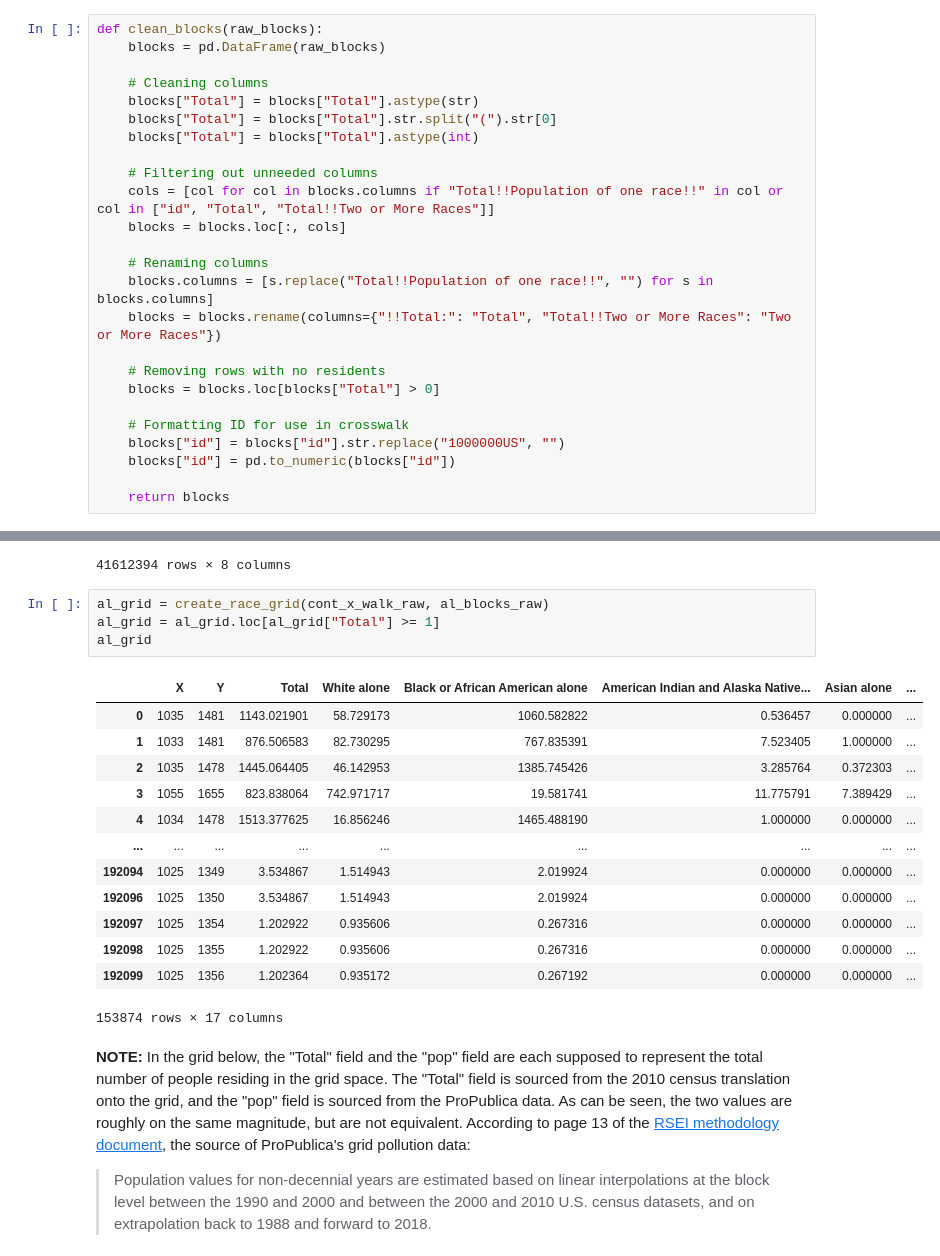
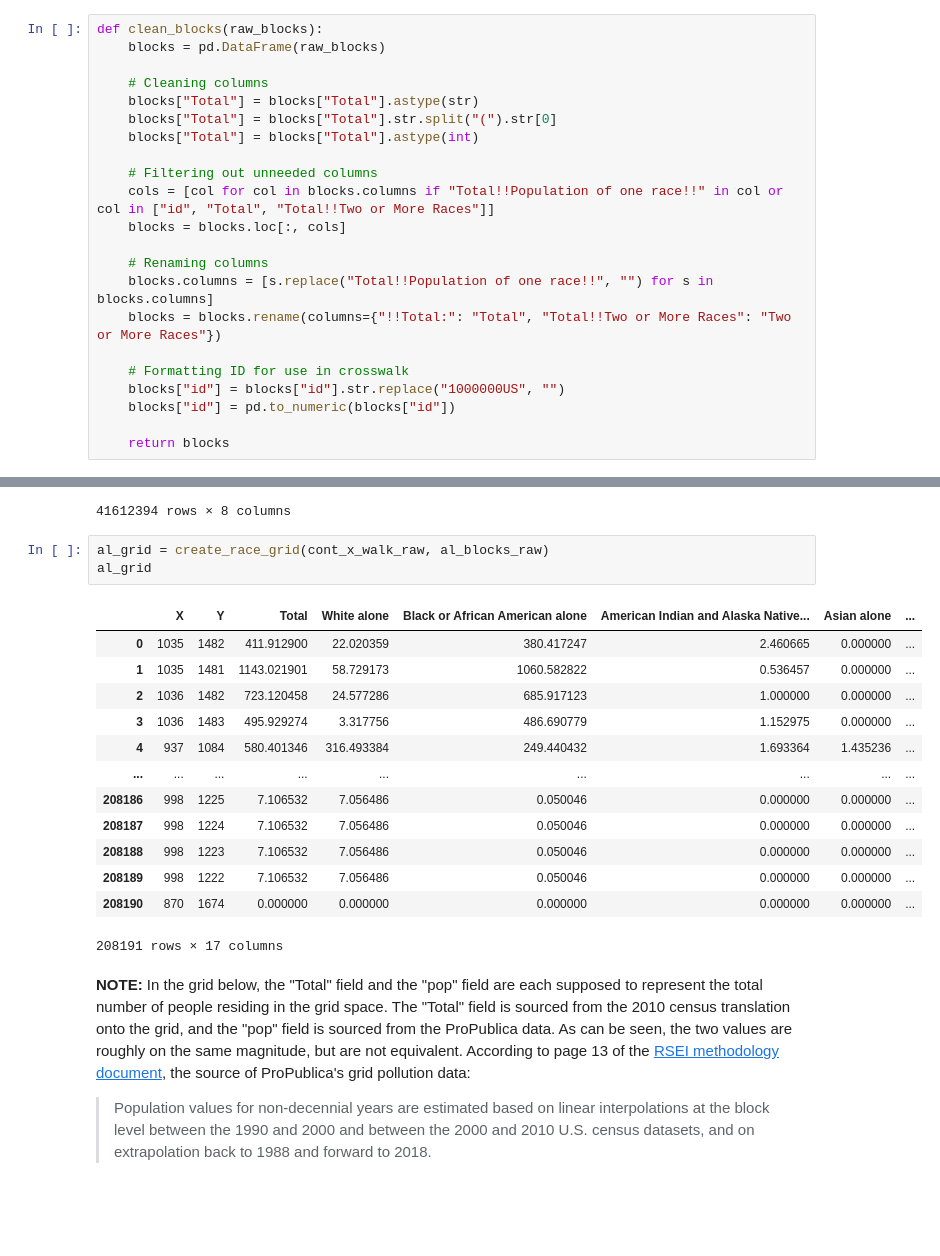
Before and after one commit to jasondamico/d3-visualizations, a Jupyter notebook: propublica_hotspots/python/cleaning.ipynb, the cells around one changed output, grey strips where cells are left out. Saved outputs shown, nothing was run; the diff lists cells and outputs as text; blank space fills up the shorter version.

Commit message:
Change grid to include all spaces that do not have cancer data
I.e., all grid spaces that we have census data for but not ProPublica pollution data

```diff
--- a/propublica_hotspots/python/cleaning.ipynb
+++ b/propublica_hotspots/python/cleaning.ipynb
@@ -159,9 +159,6 @@ def clean_blocks(raw_blocks):
     blocks.columns = [s.replace("Total!!Population of one race!!", "") for s in blocks.columns]
     blocks = blocks.rename(columns={"!!Total:": "Total", "Total!!Two or More Races": "Two or More Races"})
 
-    # Removing rows with no residents
-    blocks = blocks.loc[blocks["Total"] > 0]
-
     # Formatting ID for use in crosswalk
     blocks["id"] = blocks["id"].str.replace("1000000US", "")
     blocks["id"] = pd.to_numeric(blocks["id"])
@@ -382,22 +379,21 @@ cont_x_walk_raw
 41612394 rows × 8 columns
 # %%
 al_grid = create_race_grid(cont_x_walk_raw, al_blocks_raw)
-al_grid = al_grid.loc[al_grid["Total"] >= 1]
 al_grid
 # %% [output]
 |  | X | Y | Total | White alone | Black or African American alone | American Indian and Alaska Native... | Asian alone | ... |
-| 0 | 1035 | 1481 | 1143.021901 | 58.729173 | 1060.582822 | 0.536457 | 0.000000 | ... |
-| 1 | 1033 | 1481 | 876.506583 | 82.730295 | 767.835391 | 7.523405 | 1.000000 | ... |
-| 2 | 1035 | 1478 | 1445.064405 | 46.142953 | 1385.745426 | 3.285764 | 0.372303 | ... |
-| 3 | 1055 | 1655 | 823.838064 | 742.971717 | 19.581741 | 11.775791 | 7.389429 | ... |
-| 4 | 1034 | 1478 | 1513.377625 | 16.856246 | 1465.488190 | 1.000000 | 0.000000 | ... |
+| 0 | 1035 | 1482 | 411.912900 | 22.020359 | 380.417247 | 2.460665 | 0.000000 | ... |
+| 1 | 1035 | 1481 | 1143.021901 | 58.729173 | 1060.582822 | 0.536457 | 0.000000 | ... |
+| 2 | 1036 | 1482 | 723.120458 | 24.577286 | 685.917123 | 1.000000 | 0.000000 | ... |
+| 3 | 1036 | 1483 | 495.929274 | 3.317756 | 486.690779 | 1.152975 | 0.000000 | ... |
+| 4 | 937 | 1084 | 580.401346 | 316.493384 | 249.440432 | 1.693364 | 1.435236 | ... |
 | ... | ... | ... | ... | ... | ... | ... | ... | ... |
-| 192094 | 1025 | 1349 | 3.534867 | 1.514943 | 2.019924 | 0.000000 | 0.000000 | ... |
-| 192096 | 1025 | 1350 | 3.534867 | 1.514943 | 2.019924 | 0.000000 | 0.000000 | ... |
-| 192097 | 1025 | 1354 | 1.202922 | 0.935606 | 0.267316 | 0.000000 | 0.000000 | ... |
-| 192098 | 1025 | 1355 | 1.202922 | 0.935606 | 0.267316 | 0.000000 | 0.000000 | ... |
-| 192099 | 1025 | 1356 | 1.202364 | 0.935172 | 0.267192 | 0.000000 | 0.000000 | ... |
+| 208186 | 998 | 1225 | 7.106532 | 7.056486 | 0.050046 | 0.000000 | 0.000000 | ... |
+| 208187 | 998 | 1224 | 7.106532 | 7.056486 | 0.050046 | 0.000000 | 0.000000 | ... |
+| 208188 | 998 | 1223 | 7.106532 | 7.056486 | 0.050046 | 0.000000 | 0.000000 | ... |
+| 208189 | 998 | 1222 | 7.106532 | 7.056486 | 0.050046 | 0.000000 | 0.000000 | ... |
+| 208190 | 870 | 1674 | 0.000000 | 0.000000 | 0.000000 | 0.000000 | 0.000000 | ... |
-153874 rows × 17 columns
+208191 rows × 17 columns
 # %% [markdown]
 **NOTE:** In the grid below, the "Total" field and the "pop" field are each supposed to represent the total number of people residing in the grid space. The "Total" field is sourced from the 2010 census translation onto the grid, and the "pop" field is sourced from the ProPublica data. As can be seen, the two values are roughly on the same magnitude, but are not equivalent. According to page 13 of the [RSEI methodology document](https://www.epa.gov/sites/default/files/2020-02/documents/rsei_methodology_v2.3.8.pdf), the source of ProPublica's grid pollution data:
 
```
Also changed, not shown: parts of 6 cells of this notebook.
